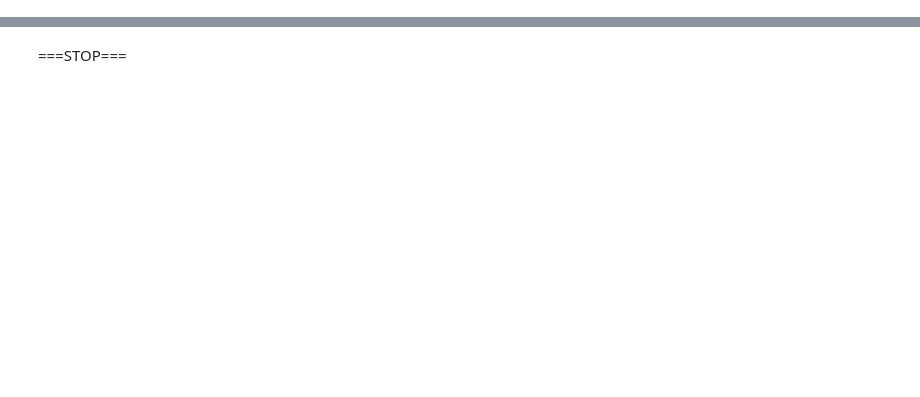
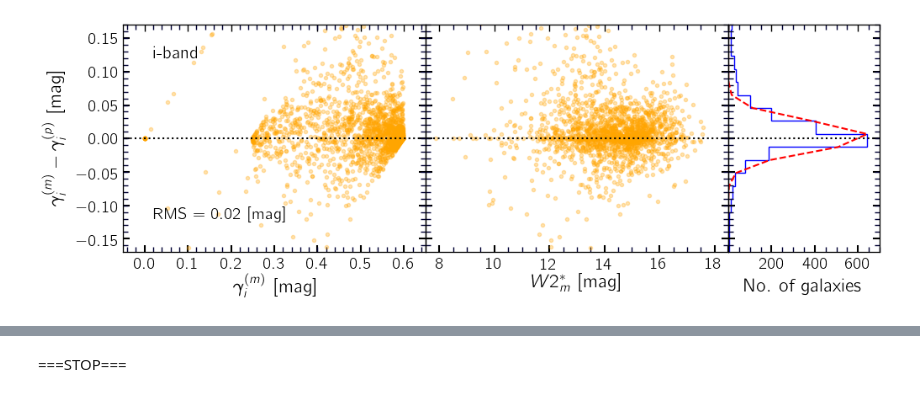
Before and after one commit to ekourkchi/TFcalibrators, a Jupyter notebook: W2_prediction.ipynb, the cells around one changed output, grey strips where cells are left out. Drawn from its saved outputs; the diff is of its cells as text; code cells hidden in the pictures; blank space fills up the shorter version.

Commit message:
making corrections vs not making them

```diff
--- a/W2_prediction.ipynb
+++ b/W2_prediction.ipynb
@@ -559,0 +588,78 @@ ax_.set_xticklabels(a)
+# %%
+#################################################################
+fig = py.figure(figsize=(12, 3), dpi=100)
+fig.subplots_adjust(hspace=0, top=0.97, bottom=0.07, left=0.20, right=0.95)
+gs = gridspec.GridSpec(1,3, width_ratios=[1,1,0.5])
+
+ax = plt.subplot(gs[0])
+ax_ = plt.subplot(gs[1])
+ax__ = plt.subplot(gs[2])
+#################################################################
+N = len(table_all['pgc'])
+gamma_m = np.zeros(N)
+gamma_p = np.zeros(N)
+A_m = np.zeros(N)
+A_p = np.zeros(N)
+
+for j in range(N):
+
+    w2p  = w2p_lst[j]
+    w2m  = W2_lst[j]
+    M21  = table_all["m21"][j]
+    M0   = table_all["logWimx"][j]
+    WBA  = table_all["Wba"][j]
+    R50  = table_all["R50_w2"][j]
+    WBAp  = table_all["Wbap"][j]
+    R50p  = table_all["R50_w2p"][j]
+    INC  = table_all["inc"][j]
+
+    ## MEASURED
+    logWimx, c21w, mu50, P0 = get_PC(w2m, M21, M0, WBA, R50)
+    A_m[j], gamma_m[j] = redCorrect(INC, P0, band1='i', band2='w2', getGamma=True)
+
+    ## PREDICTED
+    logWimx, c21w, mu50, P0 = get_PC(w2p, M21, M0, WBAp, R50p)
+    A_p[j], gamma_p[j] = redCorrect(INC, P0, band1='i', band2='w2', getGamma=True)
+
+ax.plot(gamma_m, gamma_m-gamma_p, '.', color='orange', alpha=0.3)
+ax_.plot(W2_lst, gamma_m-gamma_p, '.', color='orange', alpha=0.3)
+
+
+XX = gamma_m-gamma_p
+XX = XX[np.where(np.abs(XX)<0.06)]
+mu =  np.median(XX)
+sigma = np.std(XX)
+#################################################################
+ax.text(0.02,-0.12, 'RMS = '+'%.2f'%sigma+' [mag]', fontsize=14, color='k')
+#################################################################
+
+n, bins, patches = ax__.hist(gamma_m-gamma_p, bins=50, orientation="horizontal",histtype='step', color='b')
+set_axes([ax__], [0,700], [-0.17,0.17])
+plt.setp(ax__.get_yticklabels(), visible=False)
+ax__.set_xlabel('No. of galaxies', fontsize=16)
+import matplotlib.mlab as mlab
+
+y = mlab.normpdf(bins, mu, sigma)
+d_bin = bins[1]-bins[0]
+ax__.plot(1.0*(np.sum(n)*d_bin)*y, bins, 'r--')
+
+ax.set_xlabel(r'$\gamma_i^{(m)}$'+' [mag]', fontsize=16)
+ax_.set_xlabel(r'$W2^*_m$'+' [mag]', fontsize=16)
+ax.set_ylabel(r'$\gamma_i^{(m)}-\gamma_i^{(p)}$'+' [mag]', fontsize=16)
+
+ax.text(0.02,0.12, 'i-band', fontsize=15, color='k')
+ax.plot([-1,10],[0,0], 'k:')
+ax_.plot([0,20],[0,0], 'k:')
+ax__.plot([0,1000],[0,0], 'k:')
+set_axes([ax], [-0.05,0.65], [-0.17,0.17])
+set_axes([ax_], [7.5,18.5], [-0.17,0.17])
+plt.setp(ax_.get_yticklabels(), visible=False)
+plt.setp(ax__.get_yticklabels(), visible=False)
+plt.subplots_adjust(hspace=.0, wspace=0)
+
+a=ax__.get_xticks().tolist()
+a[0] = ''
+for i in range(1,len(a)):
+    a[i]="%d"%a[i]
+ax__.set_xticklabels(a)
+# %% [output]
@@ -559,0 +671 @@ ax_.set_xticklabels(a)
+[figure, added]
```
Also changed, not shown: parts of 12 cells of this notebook, 1 other file.
